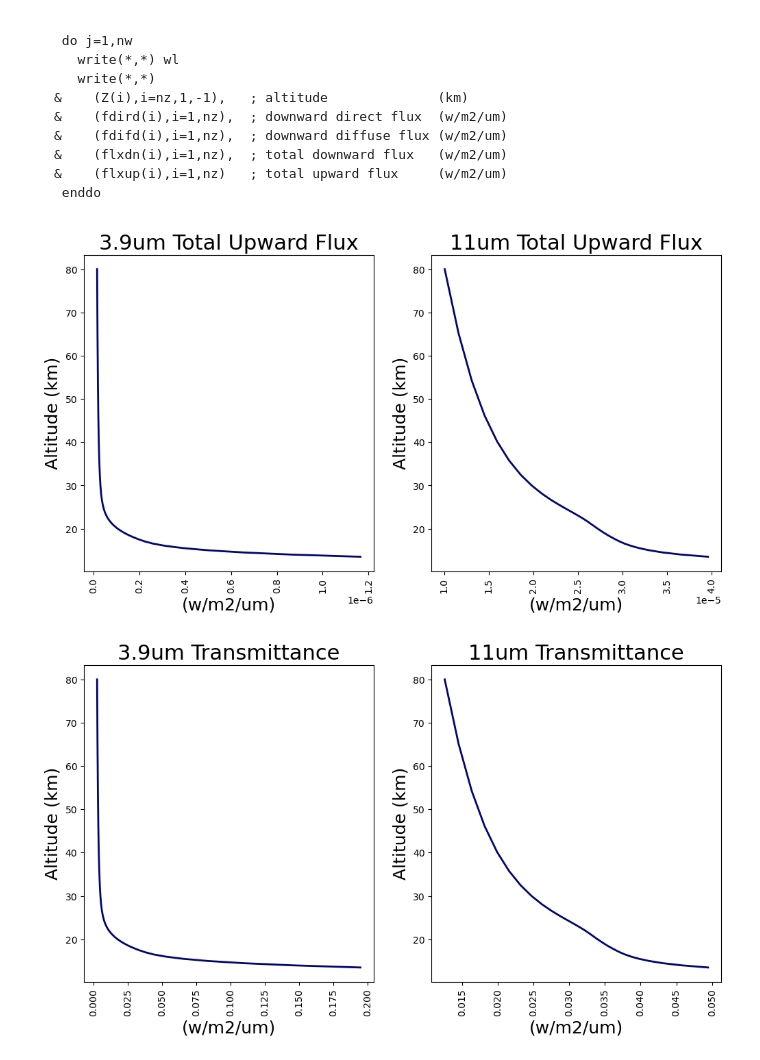
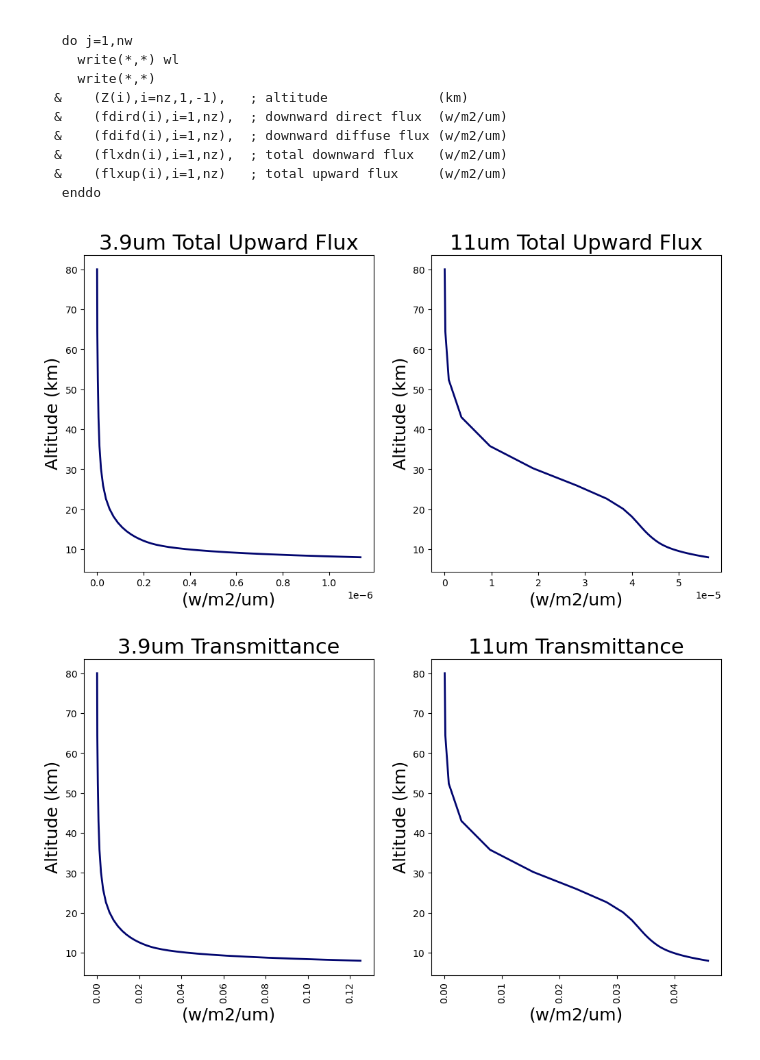
Before and after one commit to jesseturner/FalseLowClouds, a Jupyter notebook: SBDART/Profile.ipynb, the cells around one changed output. Saved outputs shown, nothing was run; the diff lists cells and outputs as text; code cells hidden in the pictures.

Commit message:
Experimenting with sbdart profile and weighting function

```diff
--- a/SBDART/Profile.ipynb
+++ b/SBDART/Profile.ipynb
@@ -41,6 +41,7 @@ def read_sbdart(filename):
         data = file.read()
 
     processed_data = data.replace('  ', ',')
+    processed_data = processed_data.replace(' ', ',')
     processed_data = processed_data.replace('\n','')
 
     data_io = StringIO(processed_data)
@@ -67,26 +68,26 @@ def read_sbdart(filename):
 
     return Z,DDIR_F,DDIF_F,DOWN_F,UP_F
 # %%
-Z_lw,DDIR_F_lw,DDIF_F_lw,DOWN_F_lw,UP_F_lw = read_sbdart('profile/profile_LWIR2')
-Z_sw,DDIR_F_sw,DDIF_F_sw,DOWN_F_sw,UP_F_sw = read_sbdart('profile/profile_SWIR2')
+Z_lw,DDIR_F_lw,DDIF_F_lw,DOWN_F_lw,UP_F_lw = read_sbdart('profile/profile_LWIR-4')
+Z_sw,DDIR_F_sw,DDIF_F_sw,DOWN_F_sw,UP_F_sw = read_sbdart('profile/profile_SWIR-4')
 # %%
 fig,ax=plt.subplots(1, 2, figsize=(12,6))
 ax[0].set_ylabel("Altitude (km)", size=18)
 ax[0].set_xlabel("(w/m2/um)", size=18)
-ax[0].tick_params(axis='x', labelrotation=90)
+ax[0].tick_params(axis='x', labelrotation=0)
 ax[0].set_title("3.9um Total Upward Flux", size=22)
 ax[0].plot(UP_F_sw, Z_sw, c='#02066F', linewidth=2)
 
 ax[1].set_ylabel("Altitude (km)", size=18)
 ax[1].set_xlabel("(w/m2/um)", size=18)
-ax[1].tick_params(axis='x', labelrotation=90)
+ax[1].tick_params(axis='x', labelrotation=0)
 ax[1].set_title("11um Total Upward Flux", size=22)
 ax[1].plot(UP_F_lw, Z_lw, c='#02066F', linewidth=2)
 
 plt.savefig('total_upward_flux.png', dpi=200, bbox_inches='tight')
 plt.show()
 # %% [output]
-[figure, old version]
+[figure, new version]
 # %%
 T_lw = UP_F_lw/np.sum(UP_F_lw)
 T_sw = UP_F_sw/np.sum(UP_F_sw)
@@ -106,7 +107,7 @@ ax[1].plot(T_lw, Z_lw, c='#02066F', linewidth=2)
 
 plt.show()
 # %% [output]
-[figure, old version]
+[figure, new version]
 # %%
 weight_sw = []
 for i in range(len(Z_sw)-1):
```
Also changed, not shown: parts of 4 cells of this notebook, 8 other files.
